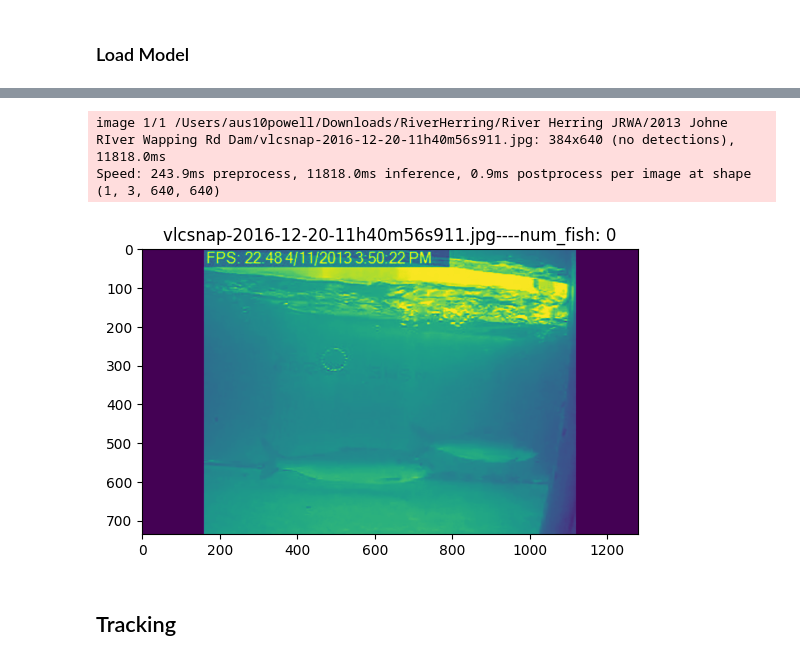
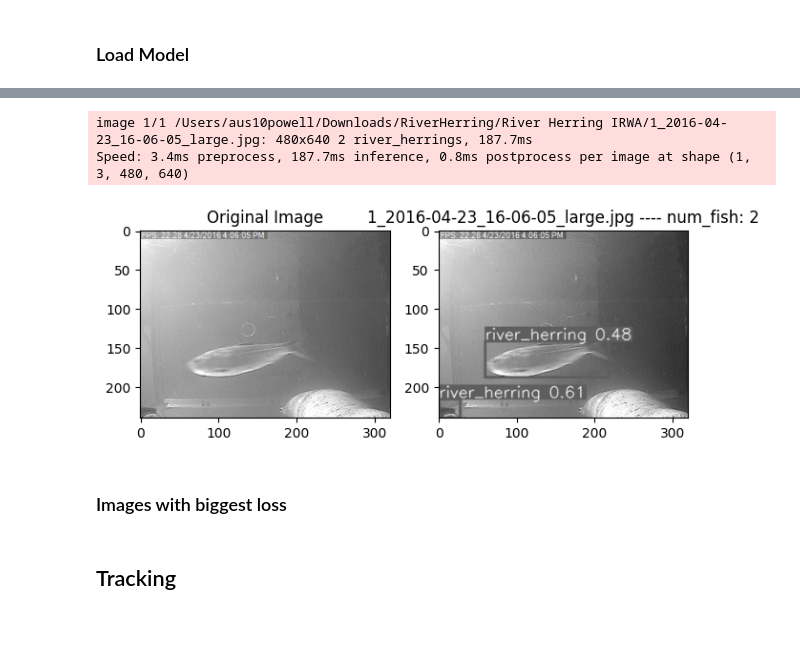
Before and after one commit to aus10powell/MIT-Fishery-Counter, a Jupyter notebook: code/notebooks/training.ipynb, the cells around one changed output, grey strips where cells are left out. Saved outputs shown, nothing was run; the diff lists cells and outputs as text; code cells hidden in the pictures; blank space fills up the shorter version.

```diff
--- a/code/notebooks/training.ipynb
+++ b/code/notebooks/training.ipynb
@@ -123,6 +110,5 @@ Visualize:       https://netron.app
 ## Record of models:
 ##
 # 'runs/detect/train36/weights/best_saved_model' Wandb:  https://wandb.ai/aus10powell/MITFisheryHerring/runs/txn0c9x3
-
-
-model_best = YOLO( "/Users/aus10powell/Downloads/RiverHerring/runs/detect/train38/weights/best.pt")
+from ultralytics import YOLO
+model_best = YOLO( "/Users/aus10powell/Documents/Projects/MIT-Fishery-Counter/code/notebooks/runs/detect/train179/weights/best.pt")
@@ -129,3 +143,3 @@ model_best = YOLO( "/Users/aus10powell/Downloads/RiverHerring/runs/detect/train3
 # %%
-model_best = model
-#model_best = YOLO( "/Users/aus10powell/Documents/Projects/MIT-Fishery-Counter/code/notebooks/runs/detect/train28/weights/best.pt")
+model117 = YOLO( "/Users/aus10powell/Documents/Projects/MIT-Fishery-Counter/code/notebooks/runs/detect/train133/weights/best.pt")
+model117.val()
@@ -132,33 +187,50 @@ model_best = model
 # %%
-
+%matplotlib inline
 import matplotlib.pyplot as plt
 import cv2
 
 
 
 herring_example = '/Users/aus10powell/Downloads/RiverHerring/River Herring JRWA/2013 Johne RIver Wapping Rd Dam/vlcsnap-2016-12-20-11h40m56s911.jpg'
 white_sucker_example = '/Users/aus10powell/Downloads/RiverHerring/River Herring JRWA/2013 Underwater fish Jones River/WhiteSuckerWapping (6).JPG'
 small_image = '/Users/aus10powell/Downloads/RiverHerring/IRWA 2017 (Large+annotations)/IRWA Small Jpgs/Batch 1/2_2017-04-14_19-03-04.jpg'
 v2_test_image = '/Users/aus10powell/Documents/Projects/MIT-Fishery-Counter/data/datasets/MITFisheryHerringv2/test/images/1_2016-04-21_21-50-1804298_jpg.rf.011911b9c681d5b4af70a308cdd98b93.jpg' # 2 fish
 v2_valid_image = '/Users/aus10powell/Documents/Projects/MIT-Fishery-Counter/data/datasets/MITFisheryHerringv2/valid/images/1_2016-04-21_21-50-1803927_jpg.rf.6b36f83367e966f41544ba7e229f4d05.jpg'
 
-image = herring_example
+random_example = "/Users/aus10powell/Downloads/RiverHerring/River Herring IRWA/1_2016-05-13_12-34-57_large.jpg"
+
+#
+v2_valid_imageb = "/Users/aus10powell/Documents/Projects/MIT-Fishery-Counter/data/datasets/MITRiverHerring2w/valid/images/1_2016-04-21_21-50-1804987_jpg.rf.bd983d16bbaf541a0f08db030018a540.jpg"
+v2_valid_imagec = "/Users/aus10powell/Documents/Projects/MIT-Fishery-Counter/data/datasets/MITRiverHerring2w/valid/images/1_2016-04-21_21-50-1805011_jpg.rf.27d6d6392af4e7f3f8cac5c5bde0c0d1.jpg"
+
+image = "/Users/aus10powell/Downloads/RiverHerring/River Herring IRWA/1_2016-04-23_16-06-05_large.jpg"
 
 results = model_best(image)
 title = image.split("/")[-1]
 num_fish = len(results[0].boxes.data)
 
+# Load and display the original image
+original_image = cv2.imread(image)
+original_image_rgb = cv2.cvtColor(original_image, cv2.COLOR_BGR2RGB)
+plt.subplot(1, 2, 1)
+plt.imshow(original_image_rgb)
+plt.title("Original Image")
+
+# Generate and display the annotated frame
 annotated_frame = results[0].plot()
 gray = cv2.cvtColor(annotated_frame, cv2.COLOR_BGR2GRAY)
+plt.subplot(1, 2, 2)
+plt.imshow(gray, cmap="gray")
+plt.title(title + f' ---- num_fish: {num_fish}')
 
-
-plt.imshow(gray)
-plt.title(title + f'----num_fish: {num_fish }')
+plt.tight_layout()
 plt.show()
 # %% [output]
-image 1/1 /Users/aus10powell/Downloads/RiverHerring/River Herring JRWA/2013 Johne RIver Wapping Rd Dam/vlcsnap-2016-12-20-11h40m56s911.jpg: 384x640 (no detections), 11818.0ms
-Speed: 243.9ms preprocess, 11818.0ms inference, 0.9ms postprocess per image at shape (1, 3, 640, 640)
+image 1/1 /Users/aus10powell/Downloads/RiverHerring/River Herring IRWA/1_2016-04-23_16-06-05_large.jpg: 480x640 2 river_herrings, 187.7ms
+Speed: 3.4ms preprocess, 187.7ms inference, 0.8ms postprocess per image at shape (1, 3, 480, 640)
-[figure, old version]
+[figure, new version]
+# %% [markdown]
+### Images with biggest loss
 # %% [markdown]
 ## Tracking
 # %%
```
Also changed, not shown: parts of 17 cells of this notebook, 6 other files.
